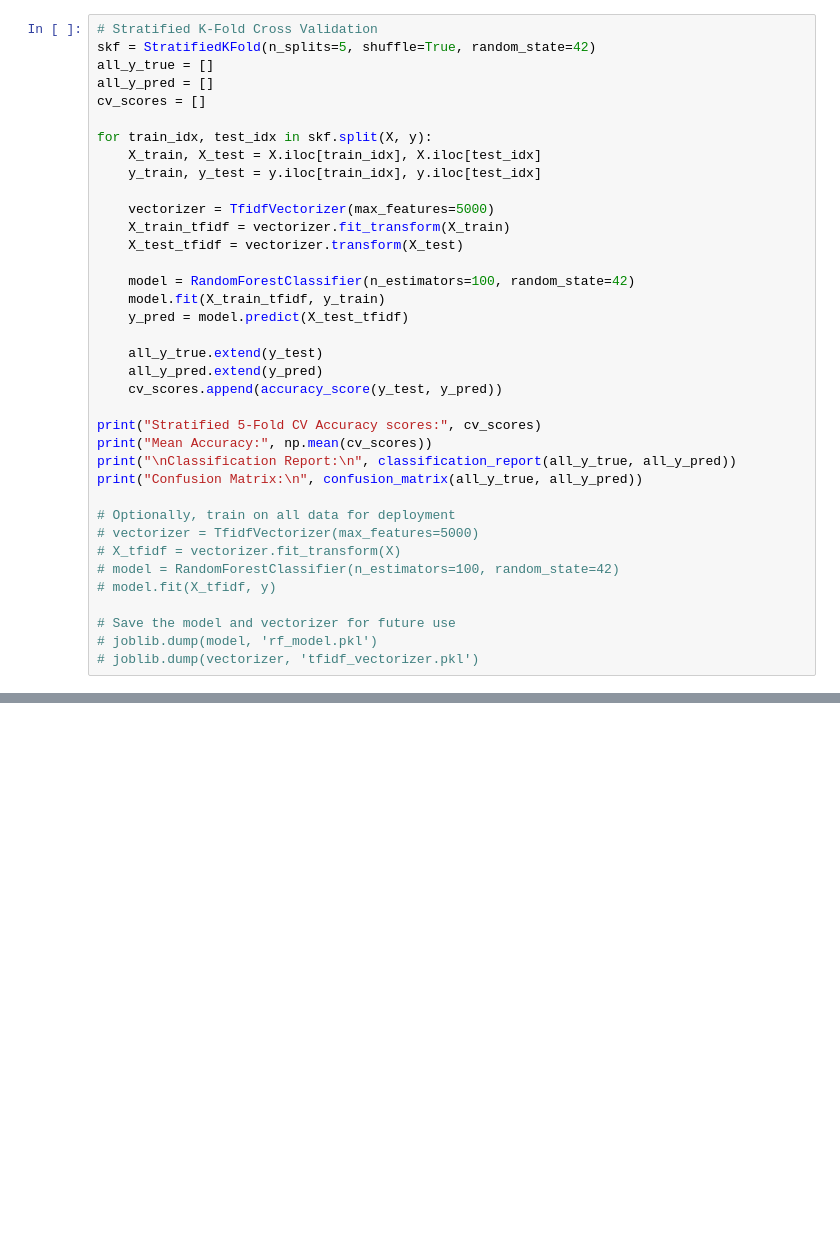
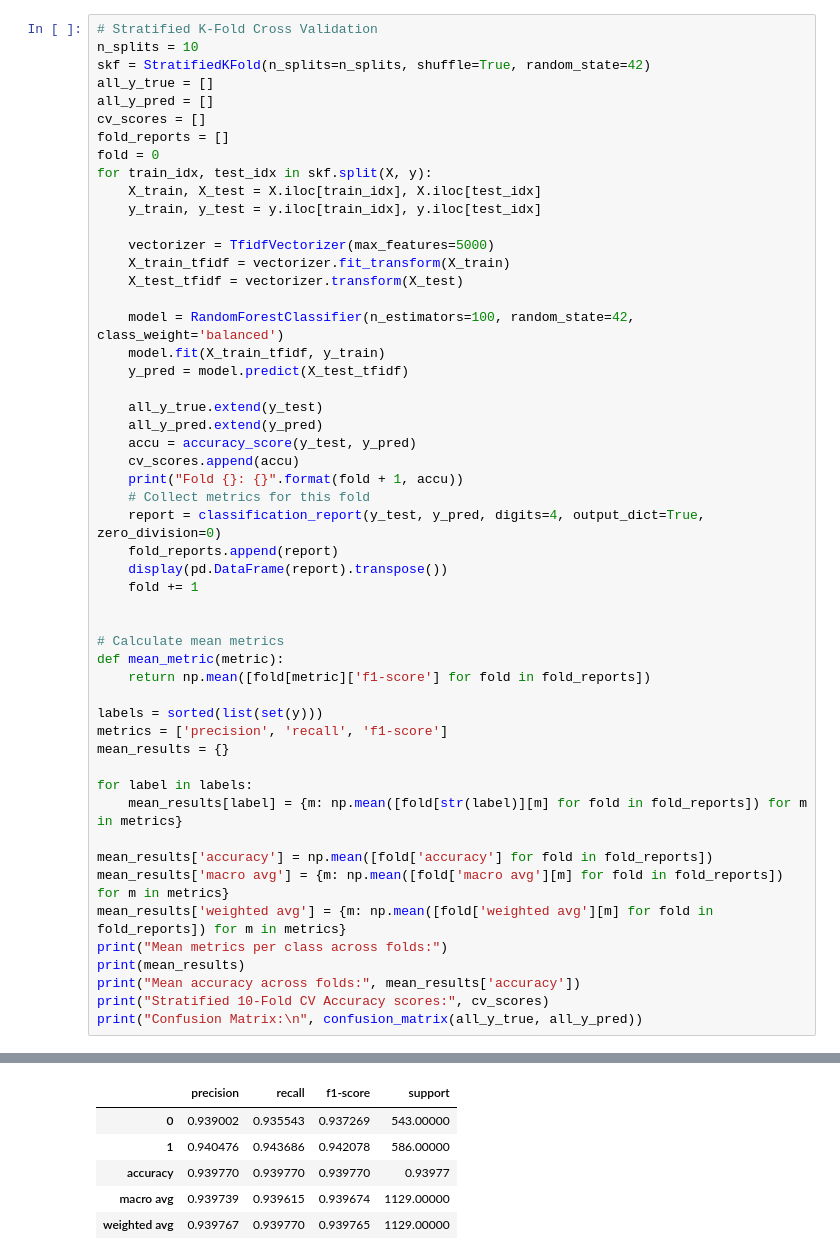
Before and after one commit to M4RV3L24/Online-Gambling-Detection-using-IndoBERTweet, a Jupyter notebook: Models/RF_TFIDF/prototype.ipynb, the cells around one changed output, grey strips where cells are left out. Drawn from its saved outputs; the diff is of its cells as text; blank space fills up the shorter version.

```diff
--- a/Models/RF_TFIDF/prototype.ipynb
+++ b/Models/RF_TFIDF/prototype.ipynb
@@ -31,11 +32,13 @@ print(df.head())
 4  wajah materialistis udah klaim freebet pepe kl...      1
 # %%
 # Stratified K-Fold Cross Validation
-skf = StratifiedKFold(n_splits=5, shuffle=True, random_state=42)
+n_splits = 10
+skf = StratifiedKFold(n_splits=n_splits, shuffle=True, random_state=42)
 all_y_true = []
 all_y_pred = []
 cv_scores = []
-
+fold_reports = []
+fold = 0
 for train_idx, test_idx in skf.split(X, y):
     X_train, X_test = X.iloc[train_idx], X.iloc[test_idx]
     y_train, y_test = y.iloc[train_idx], y.iloc[test_idx]
@@ -44,26 +47,39 @@ for train_idx, test_idx in skf.split(X, y):
     X_train_tfidf = vectorizer.fit_transform(X_train)
     X_test_tfidf = vectorizer.transform(X_test)
 
-    model = RandomForestClassifier(n_estimators=100, random_state=42)
+    model = RandomForestClassifier(n_estimators=100, random_state=42, class_weight='balanced')
     model.fit(X_train_tfidf, y_train)
     y_pred = model.predict(X_test_tfidf)
 
     all_y_true.extend(y_test)
     all_y_pred.extend(y_pred)
-    cv_scores.append(accuracy_score(y_test, y_pred))
+    accu = accuracy_score(y_test, y_pred)
+    cv_scores.append(accu)
+    print("Fold {}: {}".format(fold + 1, accu))
+    # Collect metrics for this fold
+    report = classification_report(y_test, y_pred, digits=4, output_dict=True, zero_division=0)
+    fold_reports.append(report)
+    display(pd.DataFrame(report).transpose())
+    fold += 1
 
-print("Stratified 5-Fold CV Accuracy scores:", cv_scores)
-print("Mean Accuracy:", np.mean(cv_scores))
-print("\nClassification Report:\n", classification_report(all_y_true, all_y_pred))
+
+# Calculate mean metrics
+def mean_metric(metric):
+    return np.mean([fold[metric]['f1-score'] for fold in fold_reports])
+
+labels = sorted(list(set(y)))
+metrics = ['precision', 'recall', 'f1-score']
+mean_results = {}
+
+for label in labels:
+    mean_results[label] = {m: np.mean([fold[str(label)][m] for fold in fold_reports]) for m in metrics}
+
+mean_results['accuracy'] = np.mean([fold['accuracy'] for fold in fold_reports])
+mean_results['macro avg'] = {m: np.mean([fold['macro avg'][m] for fold in fold_reports]) for m in metrics}
+mean_results['weighted avg'] = {m: np.mean([fold['weighted avg'][m] for fold in fold_reports]) for m in metrics}
+print("Mean metrics per class across folds:")
+print(mean_results)
+print("Mean accuracy across folds:", mean_results['accuracy'])
+print("Stratified 10-Fold CV Accuracy scores:", cv_scores)
 print("Confusion Matrix:\n", confusion_matrix(all_y_true, all_y_pred))
-
-# Optionally, train on all data for deployment
-# vectorizer = TfidfVectorizer(max_features=5000)
-# X_tfidf = vectorizer.fit_transform(X)
-# model = RandomForestClassifier(n_estimators=100, random_state=42)
-# model.fit(X_tfidf, y)
-
-# Save the model and vectorizer for future use
-# joblib.dump(model, 'rf_model.pkl')
-# joblib.dump(vectorizer, 'tfidf_vectorizer.pkl')
 # %% [output]
@@ -85,0 +87,6 @@ Confusion Matrix:
+|  | precision | recall | f1-score | support |
+| 0 | 0.939002 | 0.935543 | 0.937269 | 543.00000 |
+| 1 | 0.940476 | 0.943686 | 0.942078 | 586.00000 |
+| accuracy | 0.939770 | 0.939770 | 0.939770 | 0.93977 |
+| macro avg | 0.939739 | 0.939615 | 0.939674 | 1129.00000 |
+| weighted avg | 0.939767 | 0.939770 | 0.939765 | 1129.00000 |
```
Also changed, not shown: parts of 6 cells of this notebook, 13 other files.
